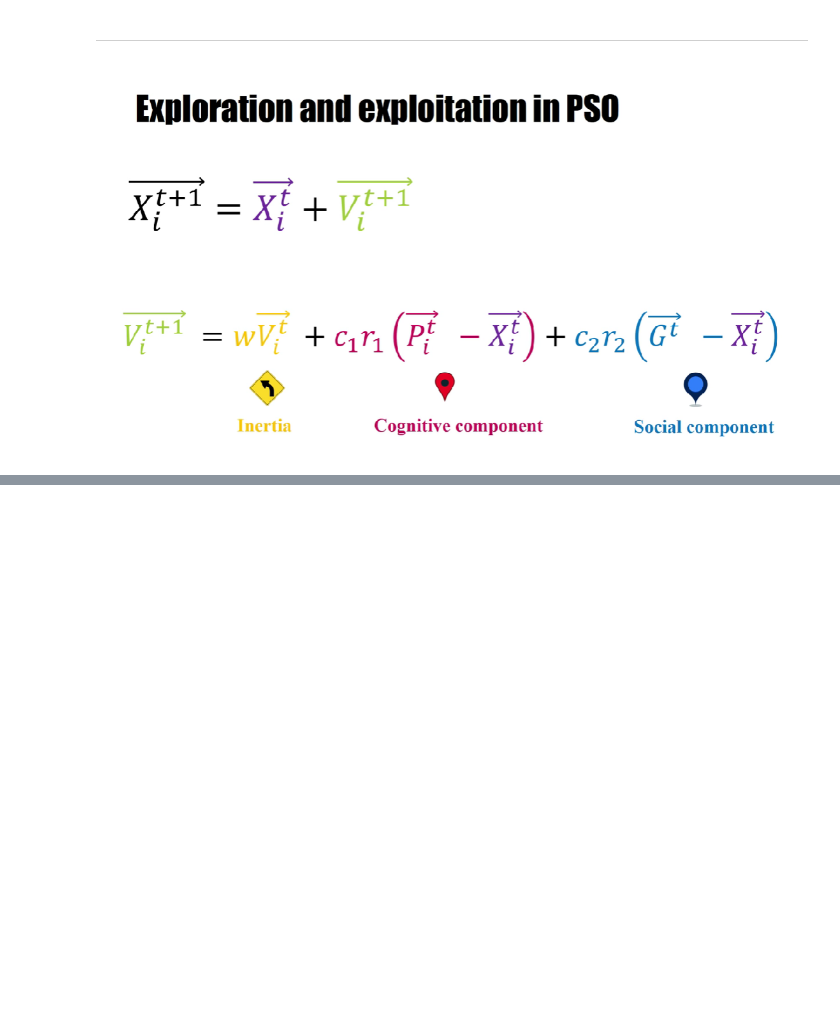
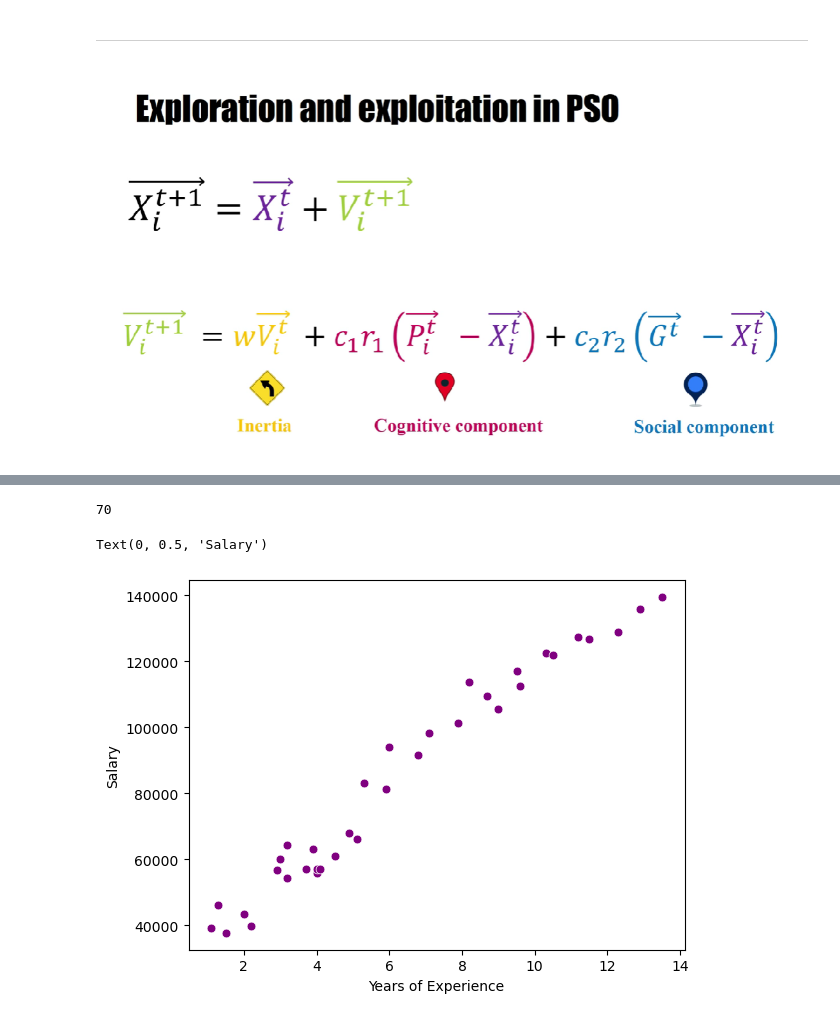
Before and after one commit to PhilipSanM/AI_L0v3rs, a Jupyter notebook: AI_Eng/bio_inspired algorithms/PSO/AlgoritmoPSO.ipynb, the cells around one changed output, grey strips where cells are left out. Cells and saved outputs as stored; diff of their text form; code cells hidden in the pictures; blank space fills up the shorter version.

```diff
--- a/AI_Eng/bio_inspired algorithms/PSO/AlgoritmoPSO.ipynb
+++ b/AI_Eng/bio_inspired algorithms/PSO/AlgoritmoPSO.ipynb
@@ -42,0 +186,2 @@ def evaluate_swarm(swarm, function):
+# %%
+df = pd.read_csv("./Salary.csv")
@@ -42,0 +197,16 @@ def evaluate_swarm(swarm, function):
+# %%
+df.size
+# %% [output]
+70
+# %%
+plt.figure()
+
+sns.scatterplot(x = df['YearsExperience'], y = df['Salary'],
+                s = 40, color = 'purple',
+                data = df)
+
+plt.xlabel('Years of Experience')
+plt.ylabel('Salary')
+# %% [output]
+Text(0, 0.5, 'Salary')
+[figure, added]
```
Also changed, not shown: parts of 31 cells of this notebook, 3 other files.
